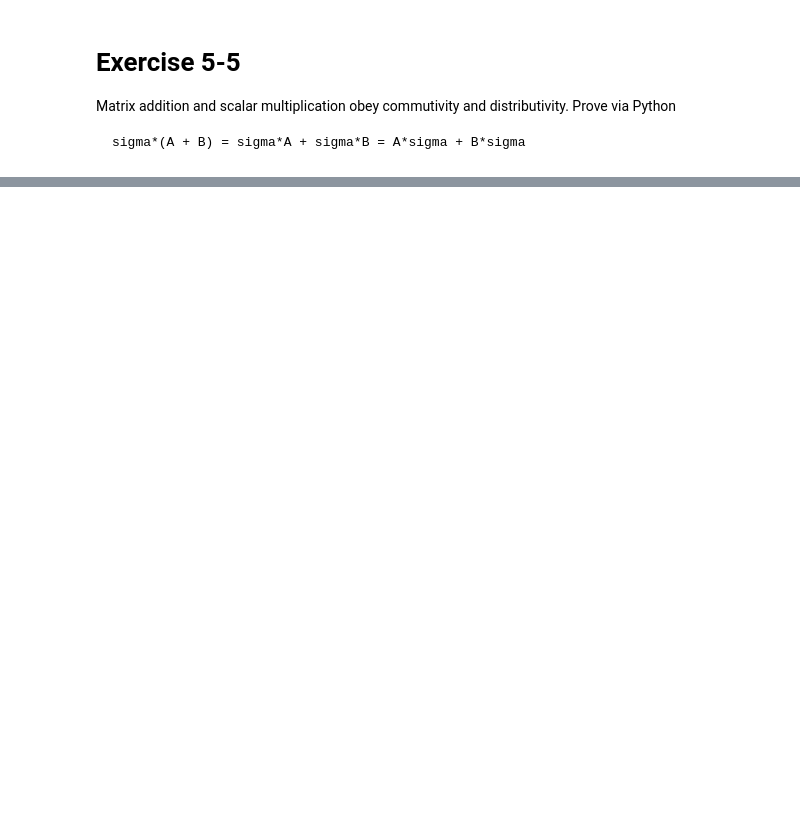
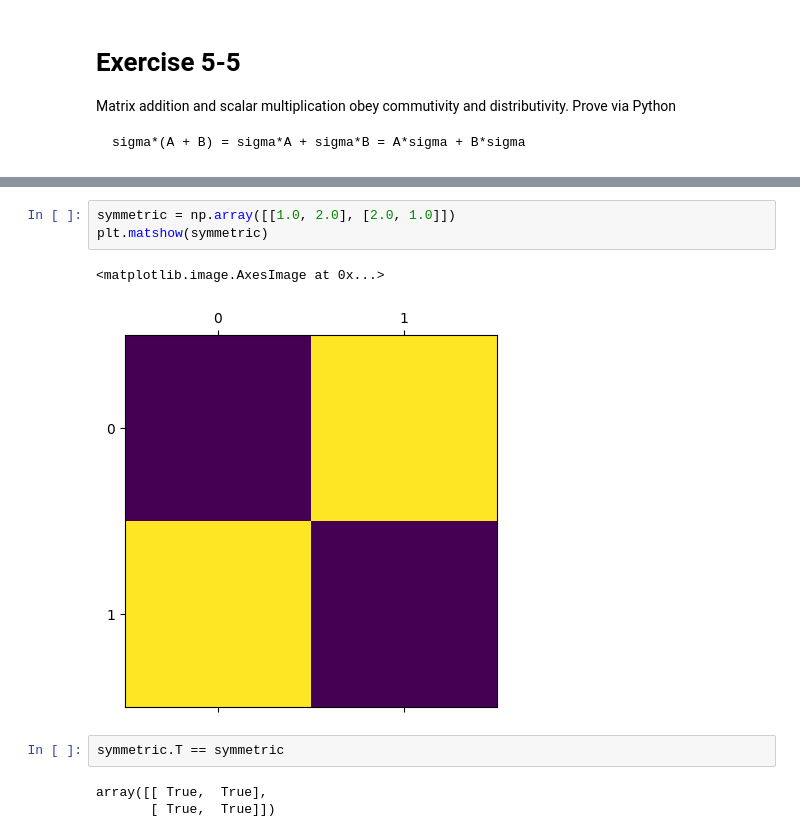
Before and after one commit to Amertz08/python-learnings, a Jupyter notebook: practical-linear-algebra/ch5/exercises.ipynb, the cells around one changed output, grey strips where cells are left out. Saved outputs shown, nothing was run; the diff lists cells and outputs as text; blank space fills up the shorter version.

```diff
--- a/practical-linear-algebra/ch5/exercises.ipynb
+++ b/practical-linear-algebra/ch5/exercises.ipynb
@@ -24,0 +40,11 @@ print(sigma * A + sigma * B == A * sigma + B * sigma)
+# %%
+symmetric = np.array([[1.0, 2.0], [2.0, 1.0]])
+plt.matshow(symmetric)
+# %% [output]
+<matplotlib.image.AxesImage at 0x...>
+[figure, added]
+# %%
+symmetric.T == symmetric
+# %% [output]
+array([[ True,  True],
+       [ True,  True]])
```
Also changed, not shown: parts of 12 cells of this notebook.
